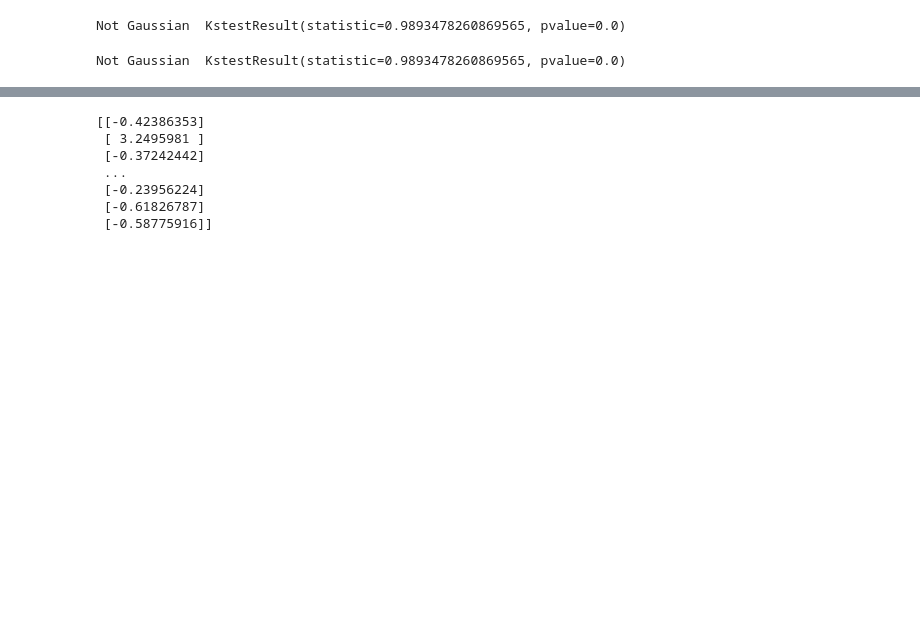
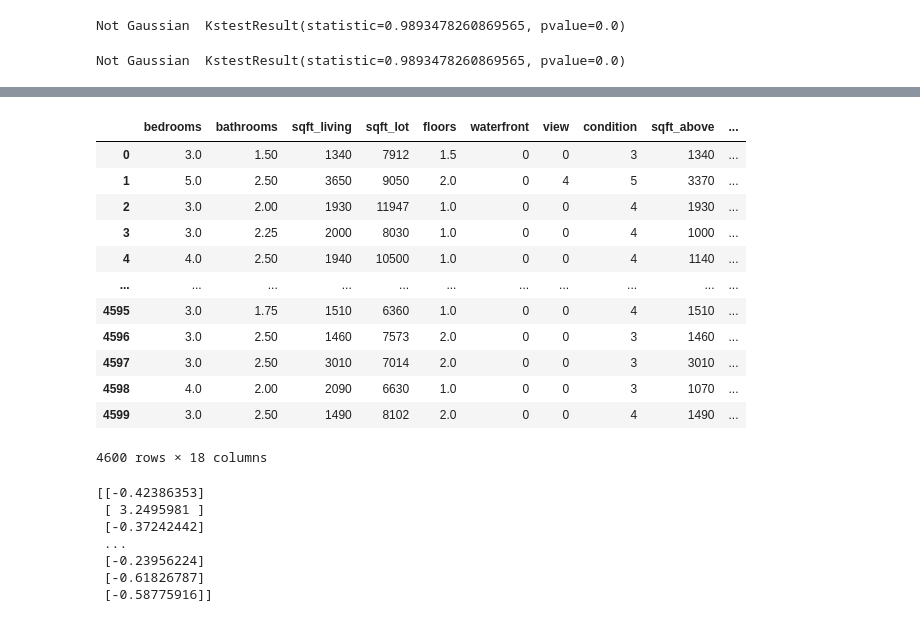
Before and after one commit to jorgedelpozolerida/KDS_Statistics_GroupProject, a Jupyter notebook: src/Preprocessing of dataset.ipynb, the cells around one changed output, grey strips where cells are left out. Drawn from its saved outputs; the diff is of its cells as text; code cells hidden in the pictures; blank space fills up the shorter version.

```diff
--- a/src/Preprocessing of dataset.ipynb
+++ b/src/Preprocessing of dataset.ipynb
@@ -205,3 +228,19 @@ Not Gaussian  NormaltestResult(statistic=11157.561434468633, pvalue=0.0)
+# %%
+X
+# %% [output]
+|  | bedrooms | bathrooms | sqft_living | sqft_lot | floors | waterfront | view | condition | sqft_above | ... |
+| 0 | 3.0 | 1.50 | 1340 | 7912 | 1.5 | 0 | 0 | 3 | 1340 | ... |
+| 1 | 5.0 | 2.50 | 3650 | 9050 | 2.0 | 0 | 4 | 5 | 3370 | ... |
+| 2 | 3.0 | 2.00 | 1930 | 11947 | 1.0 | 0 | 0 | 4 | 1930 | ... |
+| 3 | 3.0 | 2.25 | 2000 | 8030 | 1.0 | 0 | 0 | 4 | 1000 | ... |
+| 4 | 4.0 | 2.50 | 1940 | 10500 | 1.0 | 0 | 0 | 4 | 1140 | ... |
+| ... | ... | ... | ... | ... | ... | ... | ... | ... | ... | ... |
+| 4595 | 3.0 | 1.75 | 1510 | 6360 | 1.0 | 0 | 0 | 4 | 1510 | ... |
+| 4596 | 3.0 | 2.50 | 1460 | 7573 | 2.0 | 0 | 0 | 3 | 1460 | ... |
+| 4597 | 3.0 | 2.50 | 3010 | 7014 | 2.0 | 0 | 0 | 3 | 3010 | ... |
+| 4598 | 4.0 | 2.00 | 2090 | 6630 | 1.0 | 0 | 0 | 3 | 1070 | ... |
+| 4599 | 3.0 | 2.50 | 1490 | 8102 | 2.0 | 0 | 0 | 4 | 1490 | ... |
+4600 rows × 18 columns
 # %%
 from sklearn.preprocessing import StandardScaler
 sc_X = StandardScaler()
```
Also changed, not shown: parts of 5 cells of this notebook, 1 other file.
